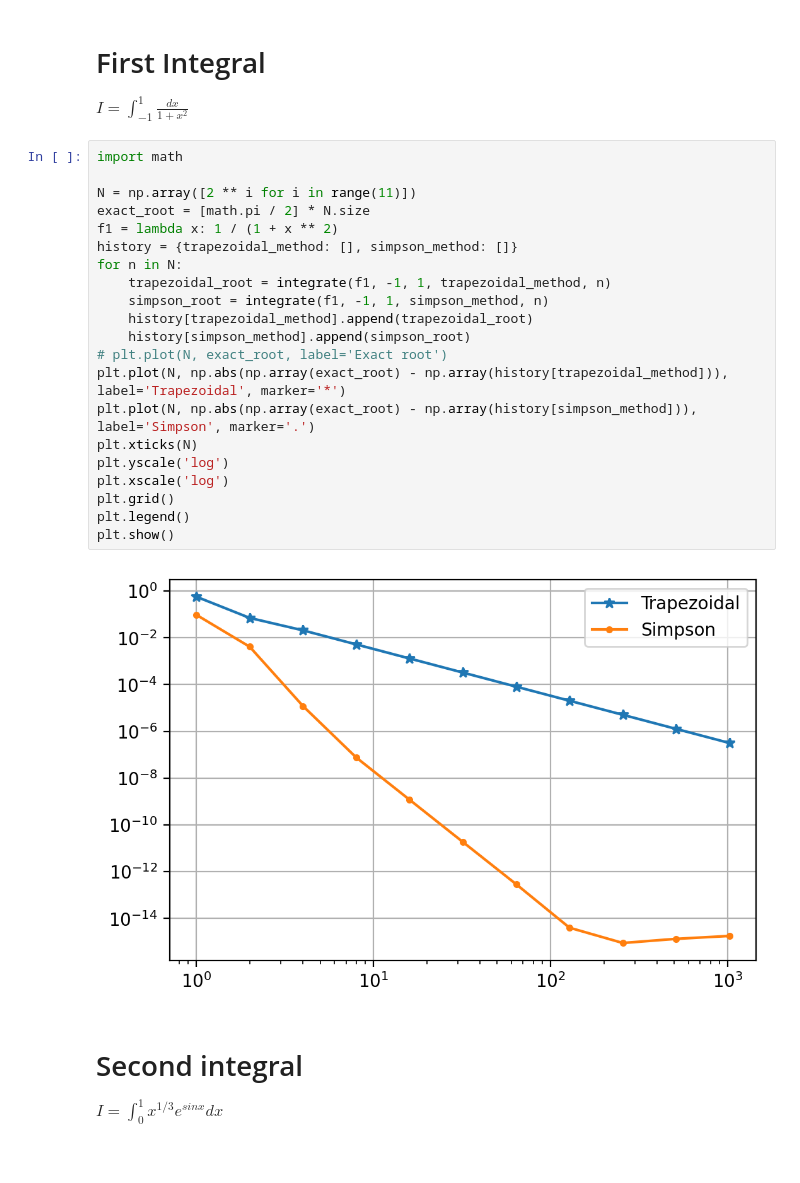
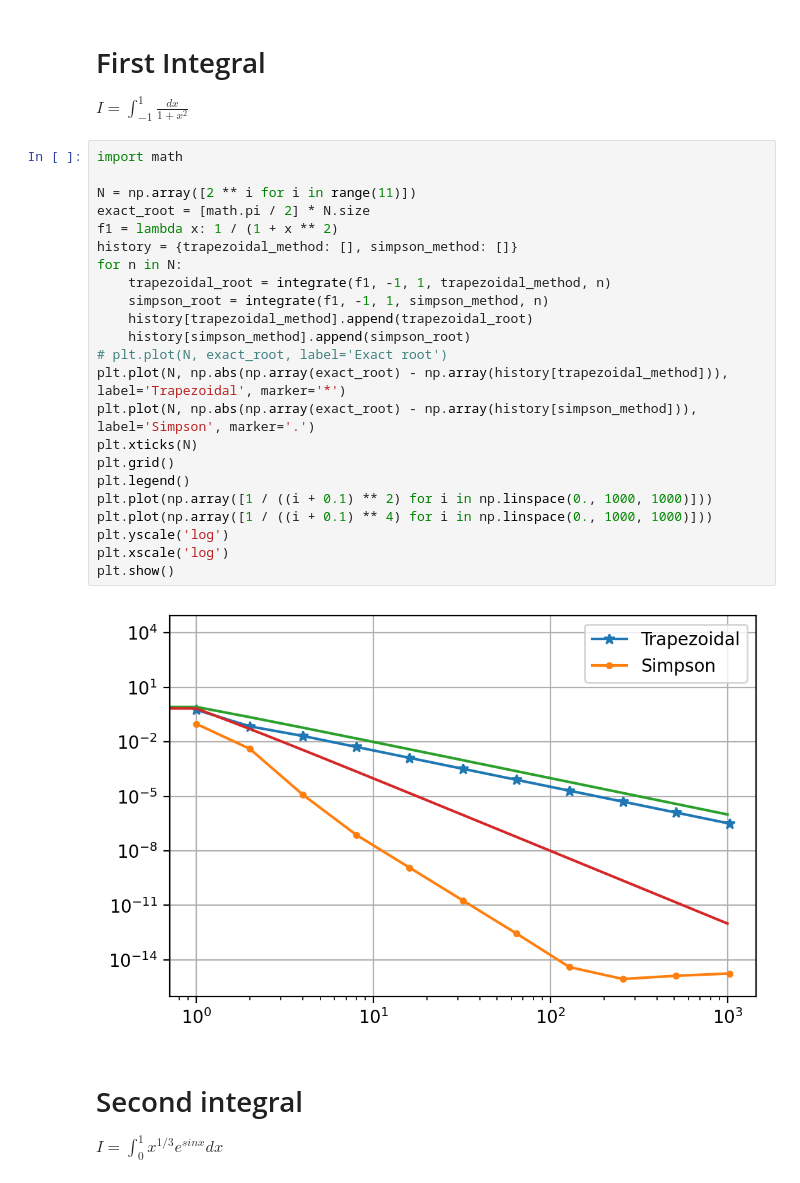
Before and after one commit to dckokis/OVF, a Jupyter notebook: task3/task3.ipynb, the cells around one changed output. Saved outputs shown, nothing was run; the diff lists cells and outputs as text.

```diff
--- a/task3/task3.ipynb
+++ b/task3/task3.ipynb
@@ -30,26 +30,28 @@ $I = \int_{-1}^{1} \frac{dx}{1+x^2}$
 # %%
 import math
 
 N = np.array([2 ** i for i in range(11)])
 exact_root = [math.pi / 2] * N.size
 f1 = lambda x: 1 / (1 + x ** 2)
 history = {trapezoidal_method: [], simpson_method: []}
 for n in N:
 	trapezoidal_root = integrate(f1, -1, 1, trapezoidal_method, n)
 	simpson_root = integrate(f1, -1, 1, simpson_method, n)
 	history[trapezoidal_method].append(trapezoidal_root)
 	history[simpson_method].append(simpson_root)
 # plt.plot(N, exact_root, label='Exact root')
 plt.plot(N, np.abs(np.array(exact_root) - np.array(history[trapezoidal_method])), label='Trapezoidal', marker='*')
 plt.plot(N, np.abs(np.array(exact_root) - np.array(history[simpson_method])), label='Simpson', marker='.')
 plt.xticks(N)
+plt.grid()
+plt.legend()
+plt.plot(np.array([1 / ((i + 0.1) ** 2) for i in np.linspace(0., 1000, 1000)]))
+plt.plot(np.array([1 / ((i + 0.1) ** 4) for i in np.linspace(0., 1000, 1000)]))
 plt.yscale('log')
 plt.xscale('log')
-plt.grid()
-plt.legend()
 plt.show()
 # %% [output]
-[figure, old version]
+[figure, new version]
 # %% [markdown]
 # Second integral
 $I = \int_{0}^{1}x^{1/3}e^{sinx}dx$
```
Also changed, not shown: parts of 3 cells of this notebook, 3 other files.
